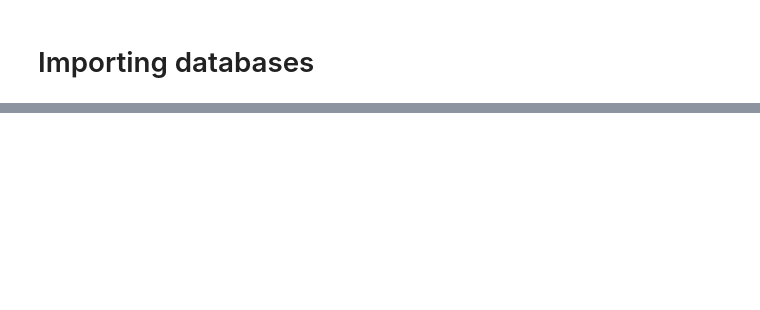
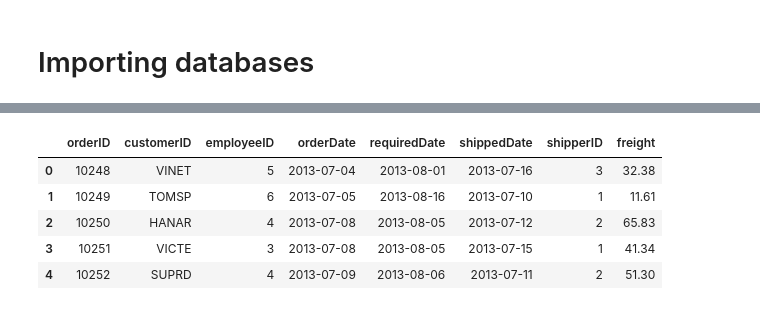
Before and after one commit to andreydesousa92-byte/ML_models, a Jupyter notebook: Intermitent_Sales_Classification.ipynb, the cells around one changed output, grey strips where cells are left out. Drawn from its saved outputs; the diff is of its cells as text; code cells hidden in the pictures; blank space fills up the shorter version.

```diff
--- a/Intermitent_Sales_Classification.ipynb
+++ b/Intermitent_Sales_Classification.ipynb
@@ -21,0 +50,12 @@ df_sales.head()
+# %%
+# ORDERDETAILS
+url = "https://raw.githubusercontent.com/andreydesousa92-byte/ML_models/main/orders.csv"
+df_orders = pd.read_csv(url)
+df_orders.head()
+# %% [output]
+|  | orderID | customerID | employeeID | orderDate | requiredDate | shippedDate | shipperID | freight |
+| 0 | 10248 | VINET | 5 | 2013-07-04 | 2013-08-01 | 2013-07-16 | 3 | 32.38 |
+| 1 | 10249 | TOMSP | 6 | 2013-07-05 | 2013-08-16 | 2013-07-10 | 1 | 11.61 |
+| 2 | 10250 | HANAR | 4 | 2013-07-08 | 2013-08-05 | 2013-07-12 | 2 | 65.83 |
+| 3 | 10251 | VICTE | 3 | 2013-07-08 | 2013-08-05 | 2013-07-15 | 1 | 41.34 |
+| 4 | 10252 | SUPRD | 4 | 2013-07-09 | 2013-08-06 | 2013-07-11 | 2 | 51.30 |
```
Also changed, not shown: parts of 15 cells of this notebook.
